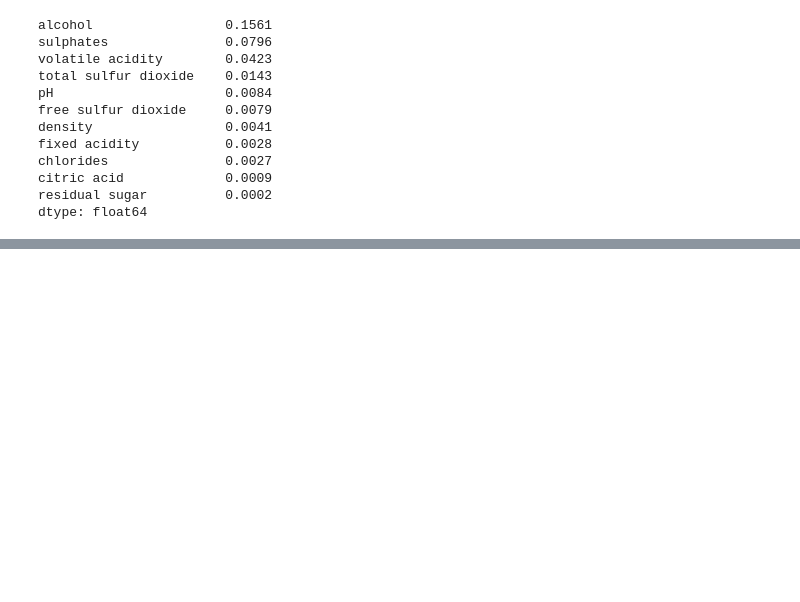
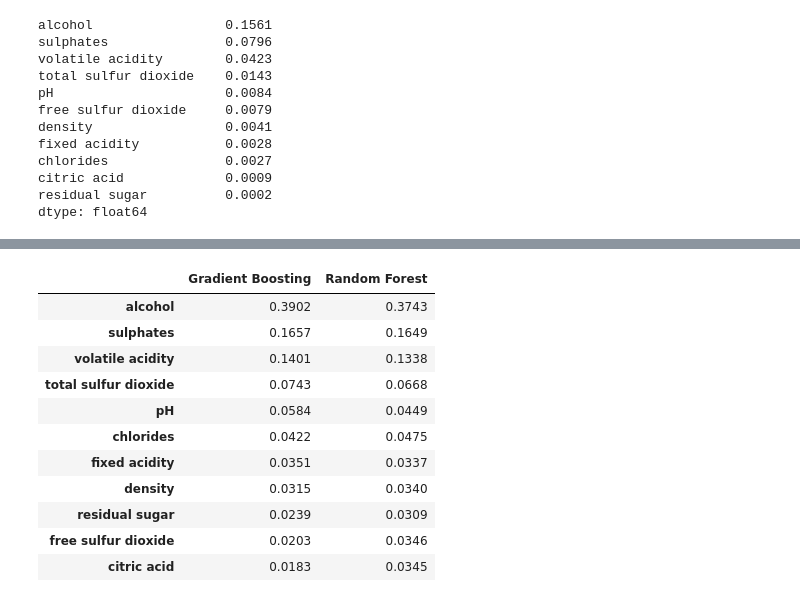
Before and after one commit to Megakret/ml_course_mai, a Jupyter notebook: regression/lab1.ipynb, the cells around one changed output, grey strips where cells are left out. Saved outputs shown, nothing was run; the diff lists cells and outputs as text; code cells hidden in the pictures; blank space fills up the shorter version.

```diff
--- a/regression/lab1.ipynb
+++ b/regression/lab1.ipynb
@@ -582,0 +640,19 @@ Permutation importance (падение качества при перемеши
+# %%
+comparison = pd.DataFrame({
+    "Gradient Boosting": gb_importances,
+    "Random Forest": pd.Series(random_forest.feature_importances_, index=X_train.columns),
+}).sort_values("Gradient Boosting", ascending=False)
+comparison.round(4)
+# %% [output]
+|  | Gradient Boosting | Random Forest |
+| alcohol | 0.3902 | 0.3743 |
+| sulphates | 0.1657 | 0.1649 |
+| volatile acidity | 0.1401 | 0.1338 |
+| total sulfur dioxide | 0.0743 | 0.0668 |
+| pH | 0.0584 | 0.0449 |
+| chlorides | 0.0422 | 0.0475 |
+| fixed acidity | 0.0351 | 0.0337 |
+| density | 0.0315 | 0.0340 |
+| residual sugar | 0.0239 | 0.0309 |
+| free sulfur dioxide | 0.0203 | 0.0346 |
+| citric acid | 0.0183 | 0.0345 |
```
Also changed, not shown: parts of 8 cells of this notebook.
